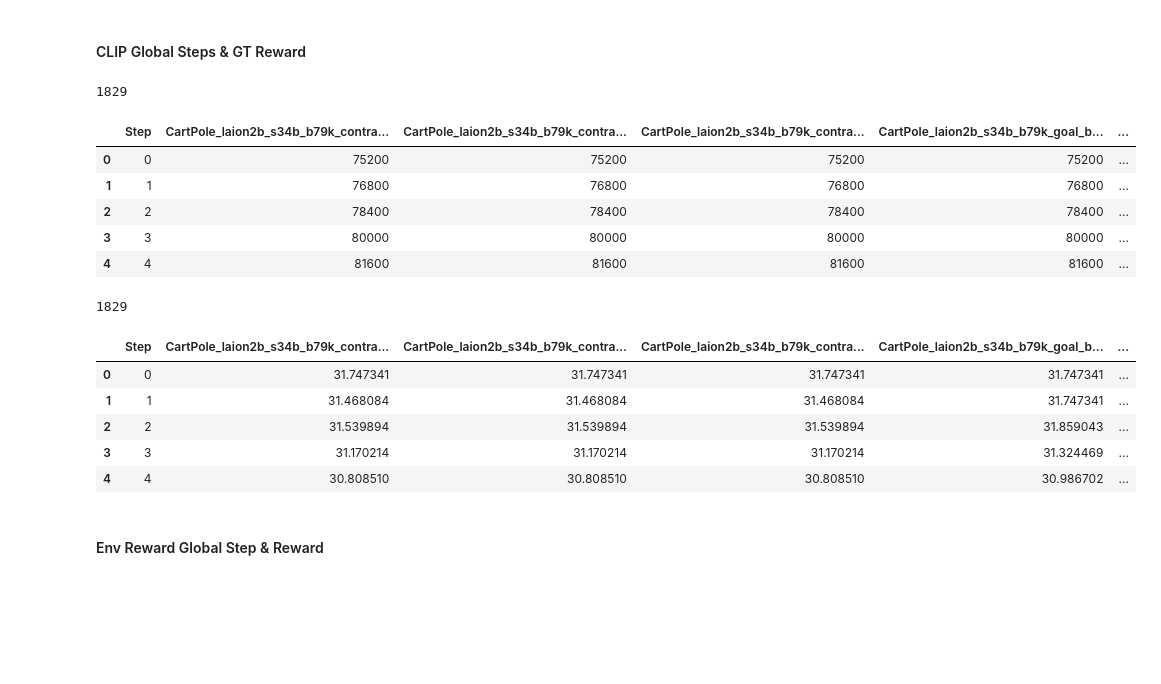
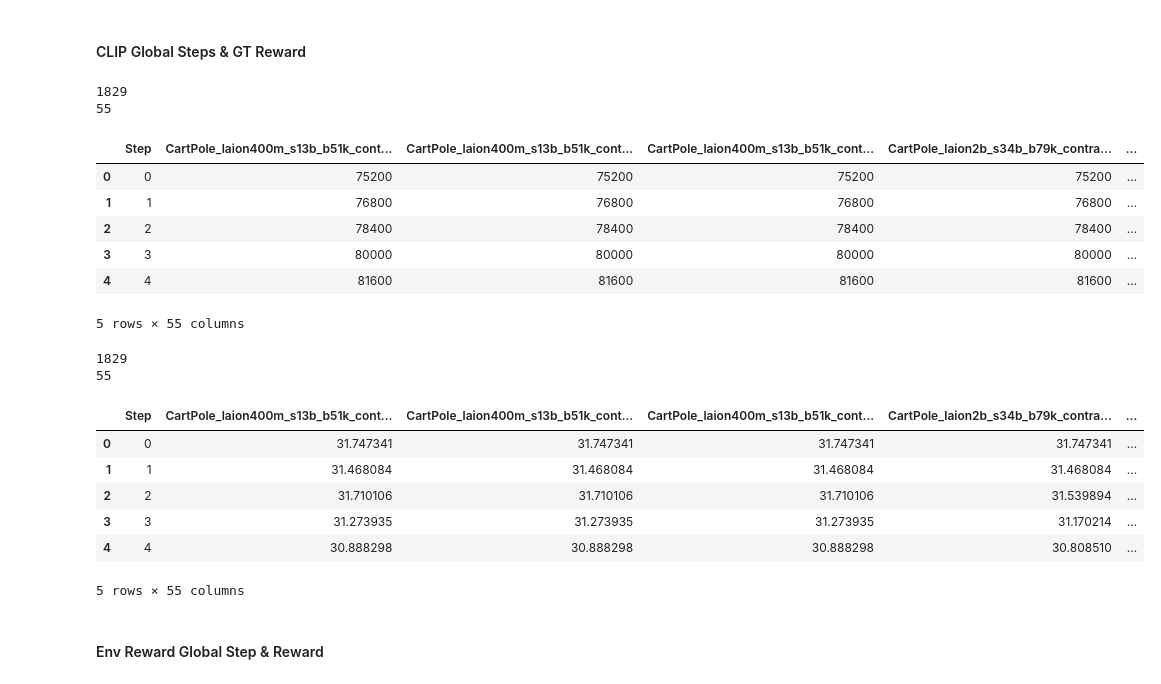
Before and after one commit to JiahuiKChen/vlmrm_plotting, a Jupyter notebook: clip_backbones.ipynb, the cells around one changed output. Saved outputs shown, nothing was run; the diff lists cells and outputs as text; code cells hidden in the pictures; blank space fills up the shorter version.

Commit message:
CLIP backbones plotting code

```diff
--- a/clip_backbones.ipynb
+++ b/clip_backbones.ipynb
@@ -6,30 +6,38 @@ import numpy as np
 #### CLIP Global Steps & GT Reward
 # %%
 #load global step csv to convert from update number to steps
-clip_step_csv = pd.read_csv("csv/all_CLIP_backbones_global_step.csv")
+clip_step_csv = pd.read_csv("csv/all_CLIP_global_step.csv")
 print(len(clip_step_csv))
+print(len(clip_step_csv.columns)) # num backbones (3) x num reward_funcs (3) x num seeds (2) x csv cols (3) + 1 (step col) = 55
+# print(clip_step_csv.columns)
 clip_step_csv.head()
 # %% [output]
 1829
+55
-|  | Step | CartPole_laion2b_s34b_b79k_contra... | CartPole_laion2b_s34b_b79k_contra... | CartPole_laion2b_s34b_b79k_contra... | CartPole_laion2b_s34b_b79k_goal_b... | ... |
+|  | Step | CartPole_laion400m_s13b_b51k_cont... | CartPole_laion400m_s13b_b51k_cont... | CartPole_laion400m_s13b_b51k_cont... | CartPole_laion2b_s34b_b79k_contra... | ... |
 | 0 | 0 | 75200 | 75200 | 75200 | 75200 | ... |
 | 1 | 1 | 76800 | 76800 | 76800 | 76800 | ... |
 | 2 | 2 | 78400 | 78400 | 78400 | 78400 | ... |
 | 3 | 3 | 80000 | 80000 | 80000 | 80000 | ... |
 | 4 | 4 | 81600 | 81600 | 81600 | 81600 | ... |
+5 rows × 55 columns
 # %%
 #load in reward csv
-clip_reward_csv = pd.read_csv("csv/all_CLIP_backbones_ep_gt_rew_mean.csv")
+clip_reward_csv = pd.read_csv("csv/all_CLIP_ep_gt_rew_mean.csv")
 print(len(clip_reward_csv))
+print(len(clip_reward_csv.columns))
+# print(clip_reward_csv.columns)
 clip_reward_csv.head()
 # %% [output]
 1829
+55
-|  | Step | CartPole_laion2b_s34b_b79k_contra... | CartPole_laion2b_s34b_b79k_contra... | CartPole_laion2b_s34b_b79k_contra... | CartPole_laion2b_s34b_b79k_goal_b... | ... |
+|  | Step | CartPole_laion400m_s13b_b51k_cont... | CartPole_laion400m_s13b_b51k_cont... | CartPole_laion400m_s13b_b51k_cont... | CartPole_laion2b_s34b_b79k_contra... | ... |
 | 0 | 0 | 31.747341 | 31.747341 | 31.747341 | 31.747341 | ... |
-| 1 | 1 | 31.468084 | 31.468084 | 31.468084 | 31.747341 | ... |
-| 2 | 2 | 31.539894 | 31.539894 | 31.539894 | 31.859043 | ... |
-| 3 | 3 | 31.170214 | 31.170214 | 31.170214 | 31.324469 | ... |
-| 4 | 4 | 30.808510 | 30.808510 | 30.808510 | 30.986702 | ... |
+| 1 | 1 | 31.468084 | 31.468084 | 31.468084 | 31.468084 | ... |
+| 2 | 2 | 31.710106 | 31.710106 | 31.710106 | 31.539894 | ... |
+| 3 | 3 | 31.273935 | 31.273935 | 31.273935 | 31.170214 | ... |
+| 4 | 4 | 30.888298 | 30.888298 | 30.888298 | 30.808510 | ... |
+5 rows × 55 columns
 # %% [markdown]
 #### Env Reward Global Step & Reward
 # %%
```
Also changed, not shown: parts of 6 cells of this notebook, 7 other files.
